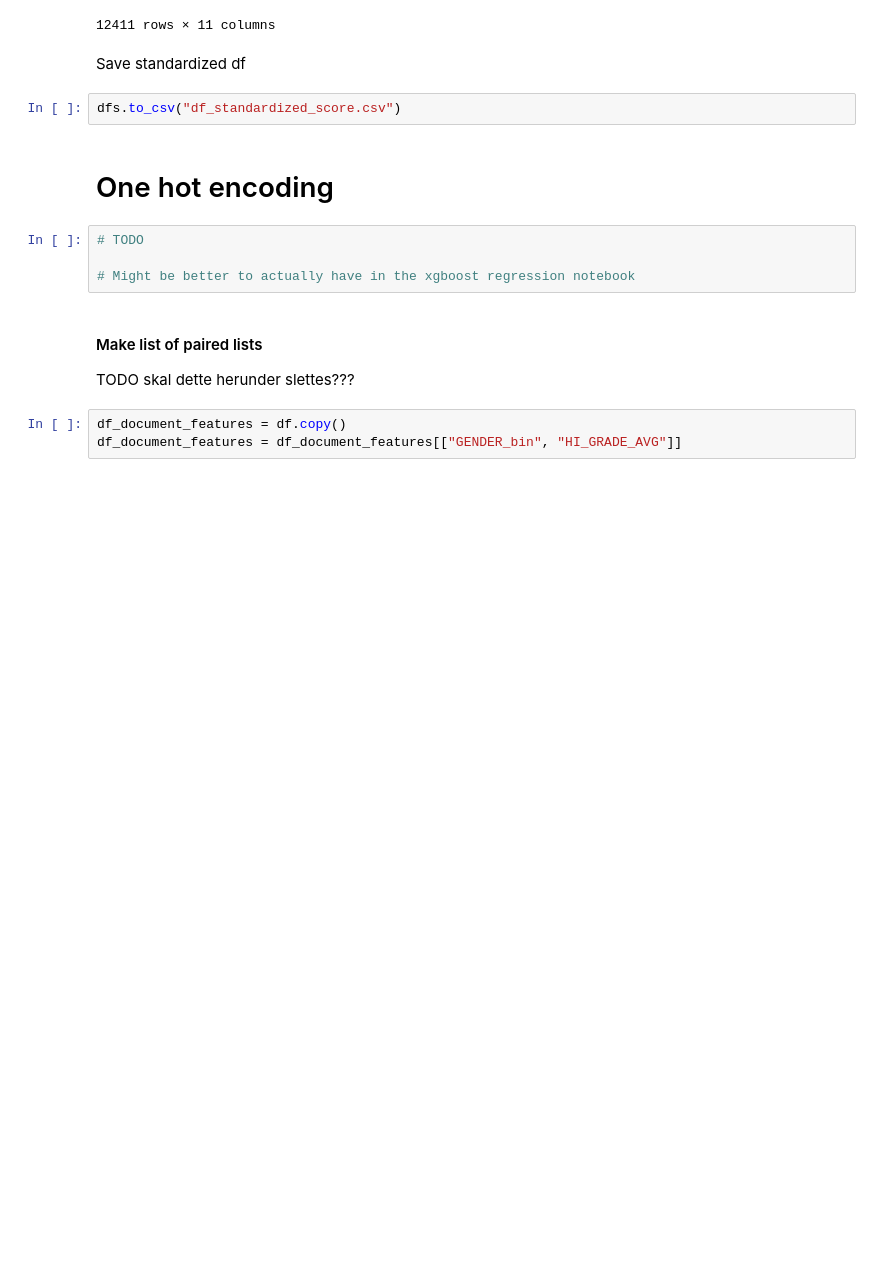
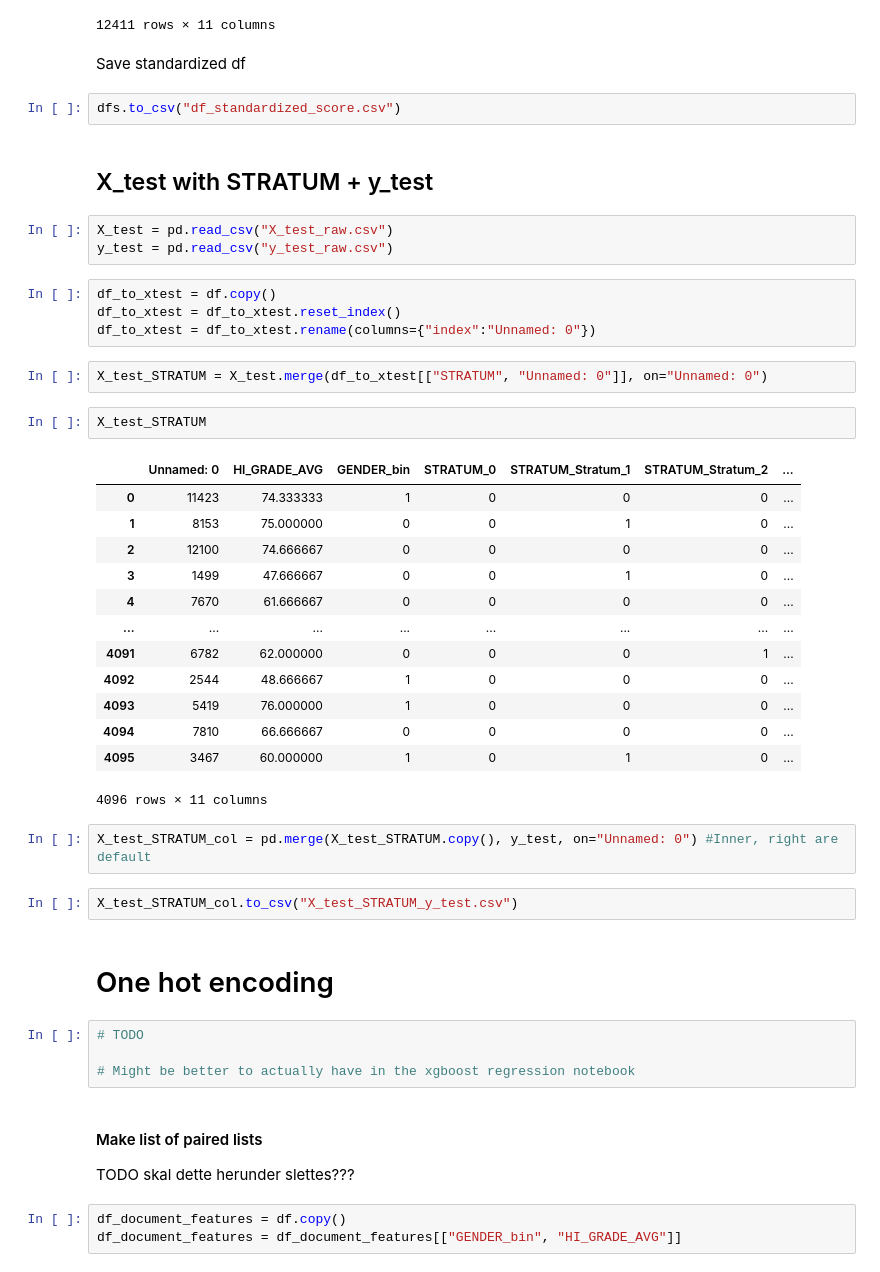
Before and after one commit to s183910/Bachelor_Gabi_Kat, a Jupyter notebook: Notebooks/Basic_dists/Data.ipynb, the cells around one changed output. Saved outputs shown, nothing was run; the diff lists cells and outputs as text; blank space fills up the shorter version.

```diff
--- a/Notebooks/Basic_dists/Data.ipynb
+++ b/Notebooks/Basic_dists/Data.ipynb
@@ -137,6 +137,37 @@ mean column COL grade:  1.0534192521139186e-16 std column COL grade:  1.0
 Save standardized df
 # %%
 dfs.to_csv("df_standardized_score.csv")
+# %% [markdown]
+## X_test with STRATUM + y_test
+# %%
+X_test = pd.read_csv("X_test_raw.csv")
+y_test = pd.read_csv("y_test_raw.csv")
+# %%
+df_to_xtest = df.copy()
+df_to_xtest = df_to_xtest.reset_index()
+df_to_xtest = df_to_xtest.rename(columns={"index":"Unnamed: 0"})
+# %%
+X_test_STRATUM = X_test.merge(df_to_xtest[["STRATUM", "Unnamed: 0"]], on="Unnamed: 0")
+# %%
+X_test_STRATUM
+# %% [output]
+|  | Unnamed: 0 | HI_GRADE_AVG | GENDER_bin | STRATUM_0 | STRATUM_Stratum_1 | STRATUM_Stratum_2 | ... |
+| 0 | 11423 | 74.333333 | 1 | 0 | 0 | 0 | ... |
+| 1 | 8153 | 75.000000 | 0 | 0 | 1 | 0 | ... |
+| 2 | 12100 | 74.666667 | 0 | 0 | 0 | 0 | ... |
+| 3 | 1499 | 47.666667 | 0 | 0 | 1 | 0 | ... |
+| 4 | 7670 | 61.666667 | 0 | 0 | 0 | 0 | ... |
+| ... | ... | ... | ... | ... | ... | ... | ... |
+| 4091 | 6782 | 62.000000 | 0 | 0 | 0 | 1 | ... |
+| 4092 | 2544 | 48.666667 | 1 | 0 | 0 | 0 | ... |
+| 4093 | 5419 | 76.000000 | 1 | 0 | 0 | 0 | ... |
+| 4094 | 7810 | 66.666667 | 0 | 0 | 0 | 0 | ... |
+| 4095 | 3467 | 60.000000 | 1 | 0 | 1 | 0 | ... |
+4096 rows × 11 columns
+# %%
+X_test_STRATUM_col = pd.merge(X_test_STRATUM.copy(), y_test, on="Unnamed: 0") #Inner, right are default
+# %%
+X_test_STRATUM_col.to_csv("X_test_STRATUM_y_test.csv")
 # %% [markdown]
 # One hot encoding
 # %%
```
Also changed, not shown: 2 other files.
